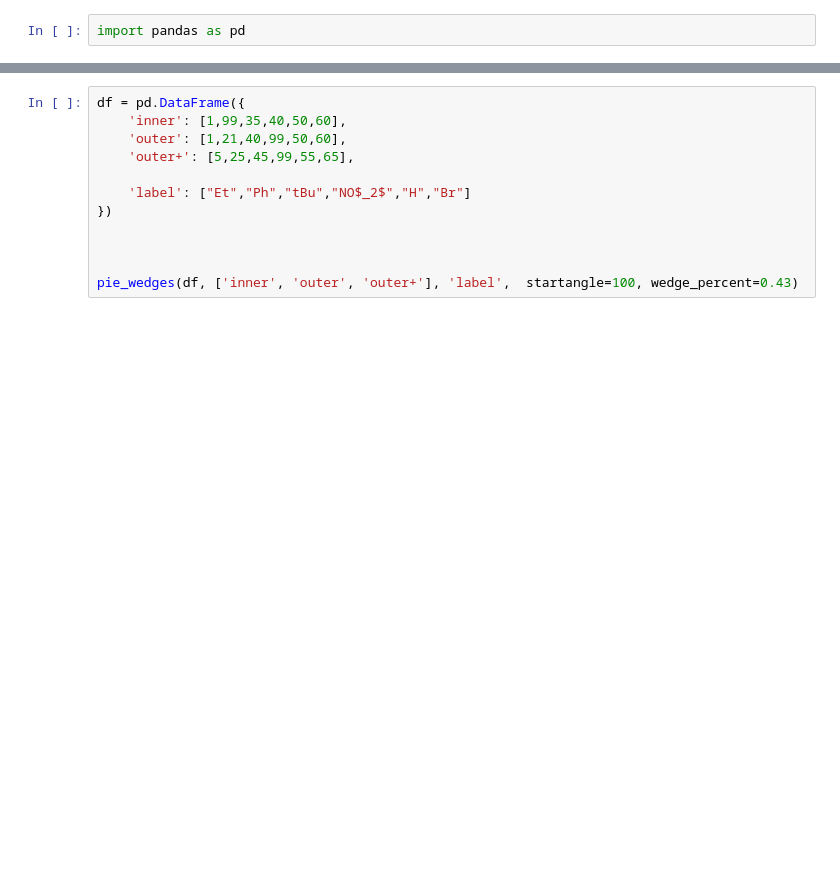
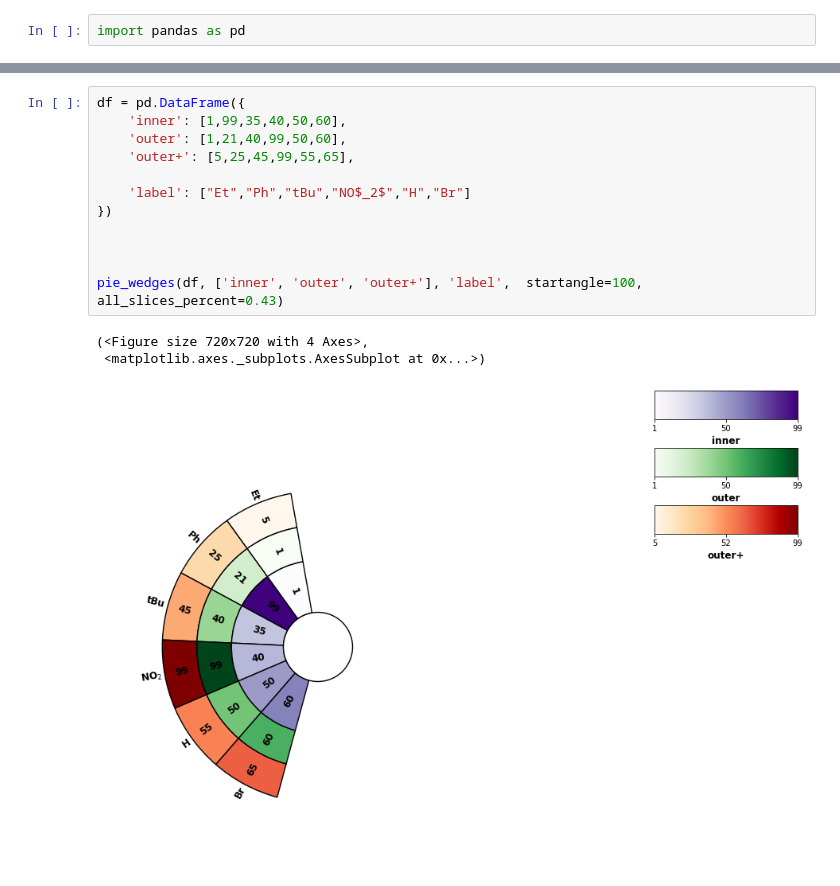
Before and after one commit to connectedblue/pdext_collection, a Jupyter notebook: pie_wedge/substrate.ipynb, the cells around one changed output, grey strips where cells are left out. Saved outputs shown, nothing was run; the diff lists cells and outputs as text; blank space fills up the shorter version.

```diff
--- a/pie_wedge/substrate.ipynb
+++ b/pie_wedge/substrate.ipynb
@@ -479,15 +524,19 @@ fig
 # %%
 df = pd.DataFrame({
     'inner': [1,99,35,40,50,60],
     'outer': [1,21,40,99,50,60],
     'outer+': [5,25,45,99,55,65],
 
     'label': ["Et","Ph","tBu","NO$_2$","H","Br"]
 })
 
 
 
-pie_wedges(df, ['inner', 'outer', 'outer+'], 'label',  startangle=100, wedge_percent=0.43)
+pie_wedges(df, ['inner', 'outer', 'outer+'], 'label',  startangle=100, all_slices_percent=0.43)
+# %% [output]
+(<Figure size 720x720 with 4 Axes>,
+ <matplotlib.axes._subplots.AxesSubplot at 0x...>)
+[figure, added]
 # %%
 df = pd.DataFrame({
     'inner': [1,99,35,40,50,60, 75],
```
Also changed, not shown: parts of 15 cells of this notebook.
